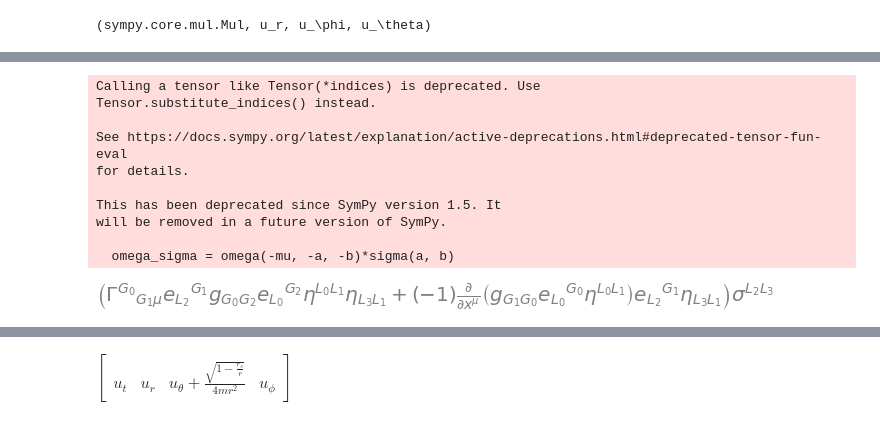
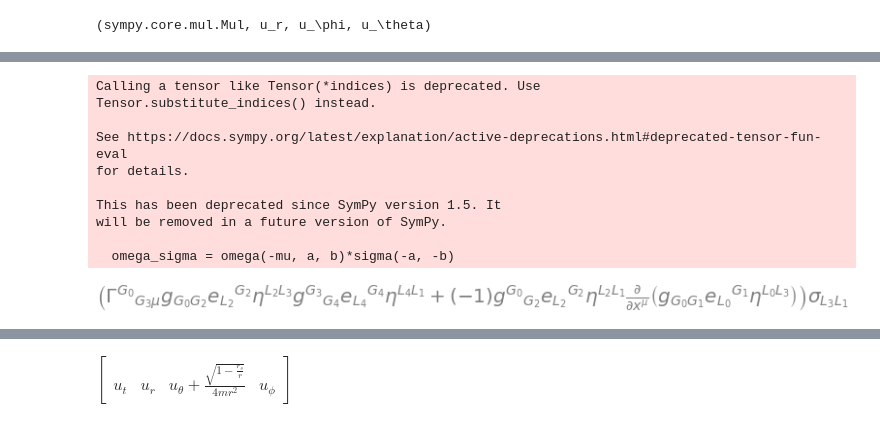
Before and after one commit to MagicMonti/Neutrinos, a Jupyter notebook: code/calculations.ipynb, the cells around one changed output, grey strips where cells are left out. Drawn from its saved outputs; the diff is of its cells as text; code cells hidden in the pictures.

```diff
--- a/code/calculations.ipynb
+++ b/code/calculations.ipynb
@@ -173,6 +180,10 @@ $\omega_{\mu a b} = \Gamma^\alpha_{\ \ \ \nu \mu}e_a^{\ \ \  \nu}E_\alpha^{\ \
 # %%
 #omega_1 = PartialDerivative(E(-alpha, c), x(mu))*e(-a, alpha)*minkowski_m(-b, -c)
-omega = Gamma(alpha, -nu, -mu)*e(-a, nu)*E(-alpha, c)*minkowski_m(-b, -c) - PartialDerivative(E(-alpha, c), x(mu))*e(-a, alpha)*minkowski_m(-b, -c)
+#omega = Gamma(alpha, -nu, -mu)*e(-a, nu)*E(-alpha, c)*minkowski_m(-b, -c) - PartialDerivative(E(-alpha, c), x(mu))*e(-a, alpha)*minkowski_m(-b, -c)
+omega = Gamma(nu,-alpha,-mu)*E(-nu,a)*E(alpha,b) - E(nu,b)*PartialDerivative(E(-nu, a), x(mu))
+
+#omega = Gamma(nu,-alpha,-mu)*e(a,-nu)*e(b,alpha) - e(b,nu)*PartialDerivative(e(a,-nu), x(mu))
+omega.get_free_indices()
 # %% [output]
 Calling a tensor like Tensor(*indices) is deprecated. Use
 Tensor.substitute_indices() instead.
@@ -187,18 +230,18 @@ will be removed in a future version of SymPy.
 # %%
-omega_sigma = omega(-mu, -a, -b)*sigma(a, b)
+omega_sigma = omega(-mu, a, b)*sigma(-a, -b)
 omega_sigma
 # %% [output]
 Calling a tensor like Tensor(*indices) is deprecated. Use
 Tensor.substitute_indices() instead.
 
 See https://docs.sympy.org/latest/explanation/active-deprecations.html#deprecated-tensor-fun-eval
 for details.
 
 This has been deprecated since SymPy version 1.5. It
 will be removed in a future version of SymPy.
 
-  omega_sigma = omega(-mu, -a, -b)*sigma(a, b)
+  omega_sigma = omega(-mu, a, b)*sigma(-a, -b)
-[figure, old version]
+[figure, new version]
 # %%
 
 dv = Matrix(omega_sigma.replace_with_arrays(repl, [mu]).tolist())/(-2*m_*I)
```
Also changed, not shown: parts of 17 cells of this notebook.
